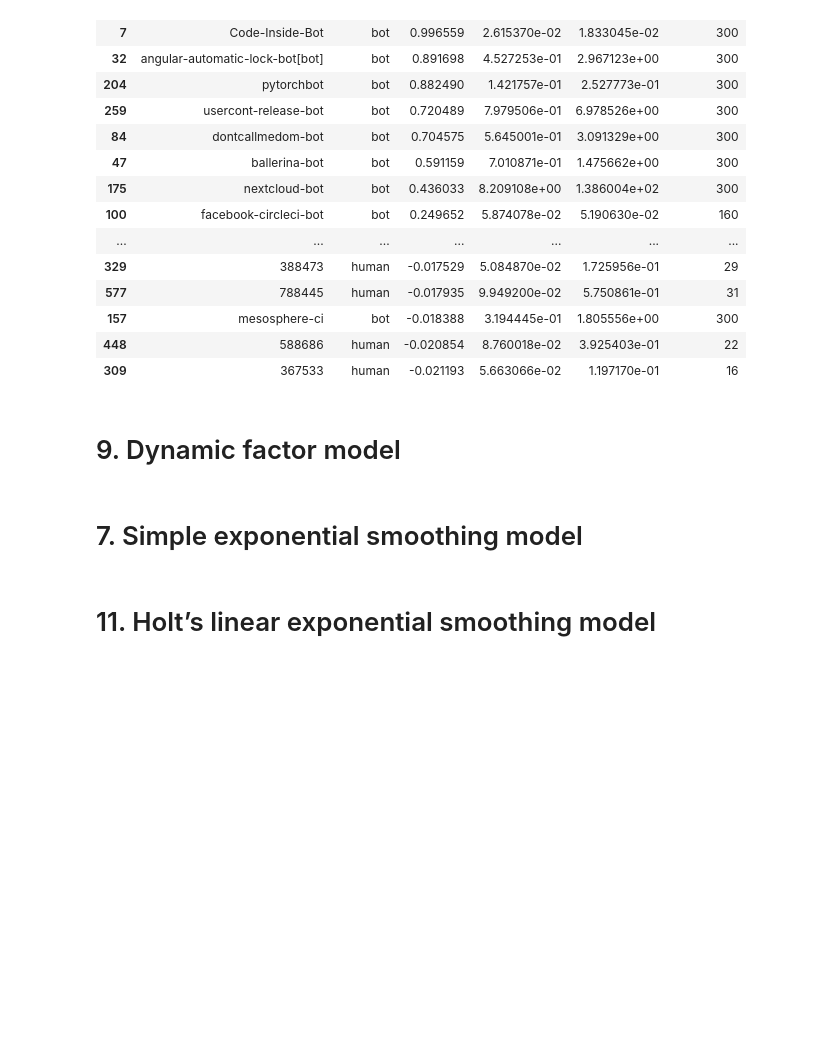
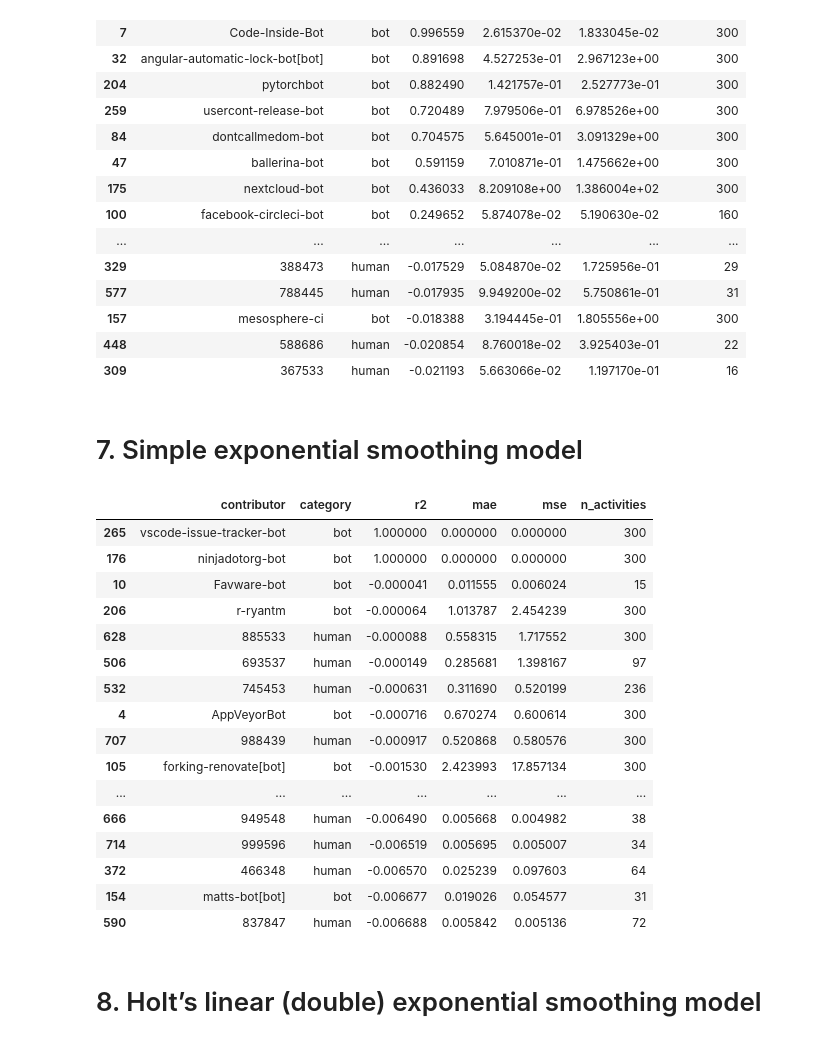
Before and after one commit to uhourri/GH-Bots-API, a Jupyter notebook: code/Models comparing using time sequences.ipynb, the cells around one changed output. Cells and saved outputs as stored; diff of their text form; code cells hidden in the pictures; blank space fills up the shorter version.

Commit message:
adding double & triple ES models

```diff
--- a/code/Models comparing using time sequences.ipynb
+++ b/code/Models comparing using time sequences.ipynb
@@ -538,7 +538,59 @@ uc_results.sort_values(by='r2', ascending=False).head(40)
 | 309 | 367533 | human | -0.021193 | 5.663066e-02 | 1.197170e-01 | 16 |
 # %%
 uc_results.to_csv('../eval-rest/uc_model_metrics.csv', index=False)
-# %% [markdown]
-# 9. Dynamic factor model
 # %% [markdown]
 # 7. Simple exponential smoothing model
+# %%
+def ses_model(contributor):
+
+    print(contributor['contributor'].iloc[0])
+
+    # Spliting the data into training and testing sets for time series forecasting, using a time-based split with split size = 0.9
+    train, test = (
+        contributor.apply(lambda x: x[:int(0.9*len(x))]),
+        contributor.apply(lambda x: x[int(0.9*len(x)):])
+    )
+
+    # Set the frequency of the index to hourly
+    train.index.freq = 'H'
+
+    # Fit the model
+    model = SimpleExpSmoothing(train['n_activities']).fit(smoothing_level=0.8, optimized=False, method='L-BFGS-B', remove_bias=True)
+
+    # Forecast the test set
+    predictions = model.predict(start=len(train), end=len(train)+len(test)-1)
+
+    # Create a series for evaluation metrics and sum of activities
+    metrics = pd.Series({
+        'contributor': contributor['contributor'].iloc[0],
+        'category': contributor['category'].iloc[0],
+        'r2': r2_score(test['n_activities'], predictions),
+        'mae': mean_absolute_error(test['n_activities'], predictions),
+        'mse': mean_squared_error(test['n_activities'], predictions),
+        'n_activities': contributor['n_activities'].sum()
+    })
+
+    return metrics
+# %%
+# Apply the function to each contributor
+ses_results = data.groupby(['category', 'contributor']).apply(ses_model).reset_index(drop=True)
+# %%
+ses_results.sort_values(by='r2', ascending=False).head(40)
+# %% [output]
+|  | contributor | category | r2 | mae | mse | n_activities |
+| 265 | vscode-issue-tracker-bot | bot | 1.000000 | 0.000000 | 0.000000 | 300 |
+| 176 | ninjadotorg-bot | bot | 1.000000 | 0.000000 | 0.000000 | 300 |
+| 10 | Favware-bot | bot | -0.000041 | 0.011555 | 0.006024 | 15 |
+| 206 | r-ryantm | bot | -0.000064 | 1.013787 | 2.454239 | 300 |
+| 628 | 885533 | human | -0.000088 | 0.558315 | 1.717552 | 300 |
+| 506 | 693537 | human | -0.000149 | 0.285681 | 1.398167 | 97 |
+| 532 | 745453 | human | -0.000631 | 0.311690 | 0.520199 | 236 |
+| 4 | AppVeyorBot | bot | -0.000716 | 0.670274 | 0.600614 | 300 |
+| 707 | 988439 | human | -0.000917 | 0.520868 | 0.580576 | 300 |
+| 105 | forking-renovate[bot] | bot | -0.001530 | 2.423993 | 17.857134 | 300 |
+| ... | ... | ... | ... | ... | ... | ... |
+| 666 | 949548 | human | -0.006490 | 0.005668 | 0.004982 | 38 |
+| 714 | 999596 | human | -0.006519 | 0.005695 | 0.005007 | 34 |
+| 372 | 466348 | human | -0.006570 | 0.025239 | 0.097603 | 64 |
+| 154 | matts-bot[bot] | bot | -0.006677 | 0.019026 | 0.054577 | 31 |
+| 590 | 837847 | human | -0.006688 | 0.005842 | 0.005136 | 72 |
@@ -545,2 +599,2 @@ uc_results.to_csv('../eval-rest/uc_model_metrics.csv', index=False)
 # %% [markdown]
-# 11. Holt’s linear exponential smoothing model
+# 8. Holt’s linear (double) exponential smoothing model
```
Also changed, not shown: parts of 10 cells of this notebook, 2 other files.
